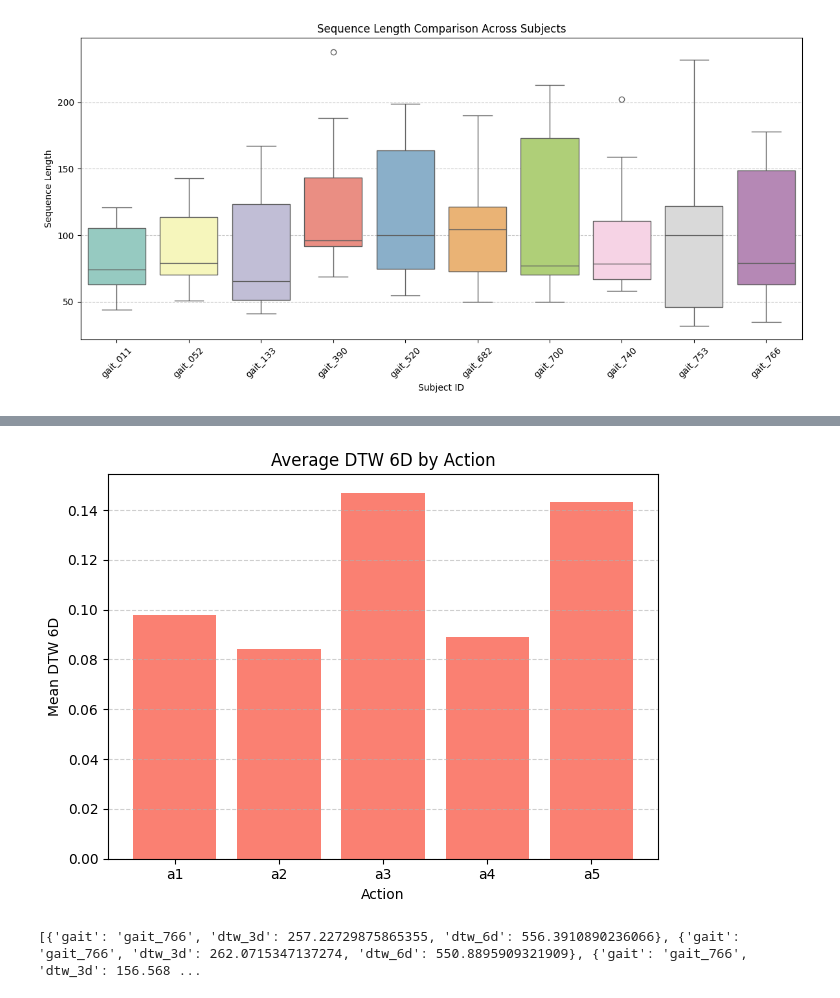
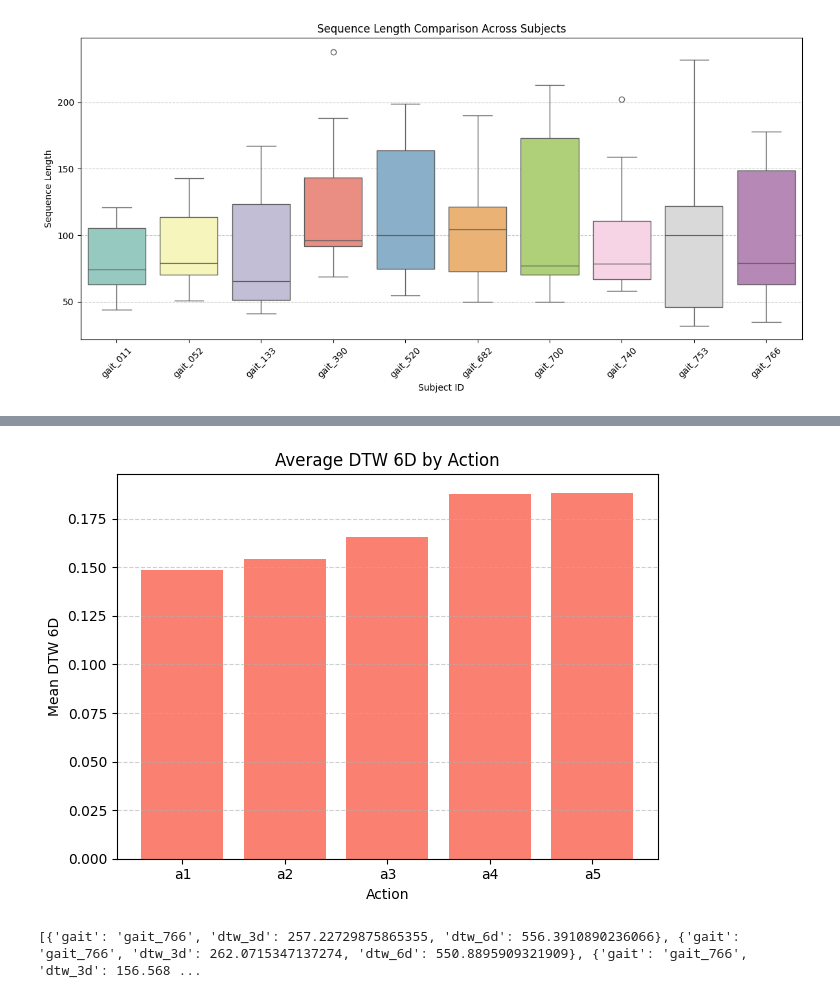
Before and after one commit to Rui1818/3d_motion_generation_cp, a Jupyter notebook: stats.ipynb, the cells around one changed output, grey strips where cells are left out. Cells and saved outputs as stored; diff of their text form; code cells hidden in the pictures.

Commit message:
updated charts

```diff
--- a/stats.ipynb
+++ b/stats.ipynb
@@ -202,3 +201,29 @@ gait_753   22.0   97.045455  57.342312  32.0  46.00  100.0  121.75  232.0
 gait_766   22.0  101.545455  49.409588  35.0  63.00   79.0  148.50  178.0
 [figure]
 [figure]
+# %%
+import numpy as np
+def subtract_root(data):
+    #only after frames have been cut
+    #also deletes 0 row
+    if data.shape[1]==25:
+        data=data[:,:, :3]
+        root = (data[:,8,:]+data[:, 9, :])/2
+        data=np.delete((data - root[:,np.newaxis, :]), (1,8), axis=1)
+        assert data.shape[1]==23
+    elif data.shape[1]==135:
+        root = data[:,:3]
+        data[:,:3]= data[:,:3] - root
+    else:
+        raise ValueError(f"Unknown keypoint type")
+
+    return data
+
+def extract_trajectory(data):
+    # Extract the trajectory of the root joint (assuming it's the first joint)
+    if data.shape[1]==25:
+        data=data[:,:, :3]
+        root = (data[:,8,:]+data[:, 9, :])/2
+    trajectory = root[:,np.newaxis, :]  # Shape: (num_frames, 3)
+    trajectory=trajectory-trajectory[0:1,:,:]  # Normalize to start at origin
+    return trajectory
@@ -204,0 +324,2 @@ gait_766   22.0  101.545455  49.409588  35.0  63.00   79.0  148.50  178.0
+# %%
+df=df[df['subject_gait']=="gait_809"]
@@ -204,0 +342,2 @@ gait_766   22.0  101.545455  49.409588  35.0  63.00   79.0  148.50  178.0
+# %%
+df=pd.concat([df2,df],ignore_index=True)
@@ -368,32 +458,32 @@ print(result)
 # %%
 import pandas as pd
 import matplotlib.pyplot as plt
 
 # 1. Prepare data
 df['action'] = df['take_id'].str.split('_').str[2]
-avg_df = df.groupby('action')[['dtw_3d', 'dtw_6d']].mean().sort_index()
+avg_df = df.groupby('action')[['dtw_3d', 'dtw_6d_pose']].mean().sort_index()
 
 # 2. Plot DTW 3D
 plt.bar(avg_df.index, avg_df['dtw_3d'], color='skyblue')
 plt.title('Average DTW 3D by Action')
 plt.xlabel('Action')
 plt.ylabel('Mean DTW 3D')
 plt.grid(axis='y', linestyle='--', alpha=0.6)
 plt.tight_layout()
-#plt.savefig('dtw_3d_bar.png')
+plt.savefig('dtw_3d_bar.png')
 
 plt.clf() # Clear plot for the next one
 
 # 3. Plot DTW 6D
-plt.bar(avg_df.index, avg_df['dtw_6d'], color='salmon')
+plt.bar(avg_df.index, avg_df['dtw_6d_pose'], color='salmon')
 plt.title('Average DTW 6D by Action')
 plt.xlabel('Action')
 plt.ylabel('Mean DTW 6D')
 plt.grid(axis='y', linestyle='--', alpha=0.6)
 plt.tight_layout()
-plt.savefig('dtw_6d_bar.png')
+plt.savefig('dtw_6d_pose_bar.png')
 # %% [output]
-[figure, old version]
+[figure, new version]
 # %%
 print(all_resultsresults)
 # %% [output]
```
Also changed, not shown: parts of 10 cells of this notebook, 10 other files.
